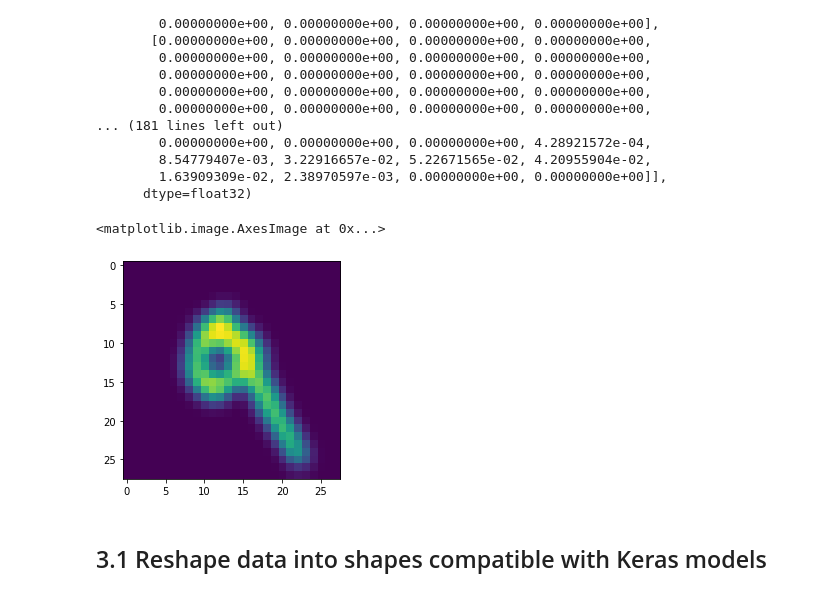
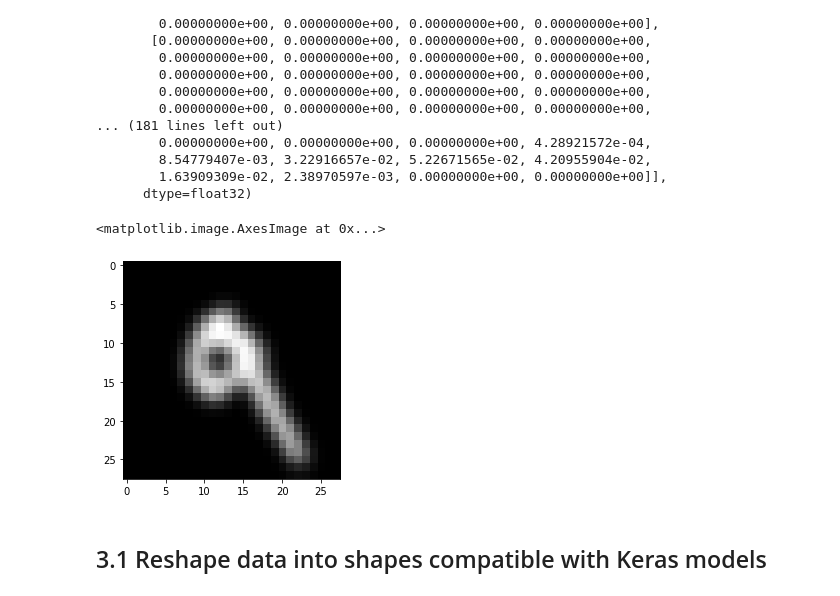
Before and after one commit to NhatTanVu/AI-ML, a Jupyter notebook: Computer Vision/[Project] - Image Classification/Project 7/Project_7_Image_Classification_Vu_Nhat_Tan.ipynb, the cells around one changed output. Saved outputs shown, nothing was run; the diff lists cells and outputs as text; code cells hidden in the pictures.

Commit message:
Update image previews to grayscale in Computer Vision notebook

```diff
--- a/Computer Vision/[Project] - Image Classification/Project 7/Project_7_Image_Classification_Vu_Nhat_Tan.ipynb
+++ b/Computer Vision/[Project] - Image Classification/Project 7/Project_7_Image_Classification_Vu_Nhat_Tan.ipynb
@@ -188,10 +188,10 @@ array([[0.00000000e+00, 0.00000000e+00, 0.00000000e+00, 0.00000000e+00,
         1.63909309e-02, 2.38970597e-03, 0.00000000e+00, 0.00000000e+00]],
       dtype=float32)
 # %%
-plt.imshow(x_test[first_index])
+plt.imshow(x_test[first_index], cmap='gray')
 # %% [output]
 <matplotlib.image.AxesImage at 0x...>
-[figure, old version]
+[figure, new version]
 # %% [markdown]
 ## 3.1 Reshape data into shapes compatible with Keras models
 # %%
```
Also changed, not shown: parts of 5 cells of this notebook, 2 other files.
